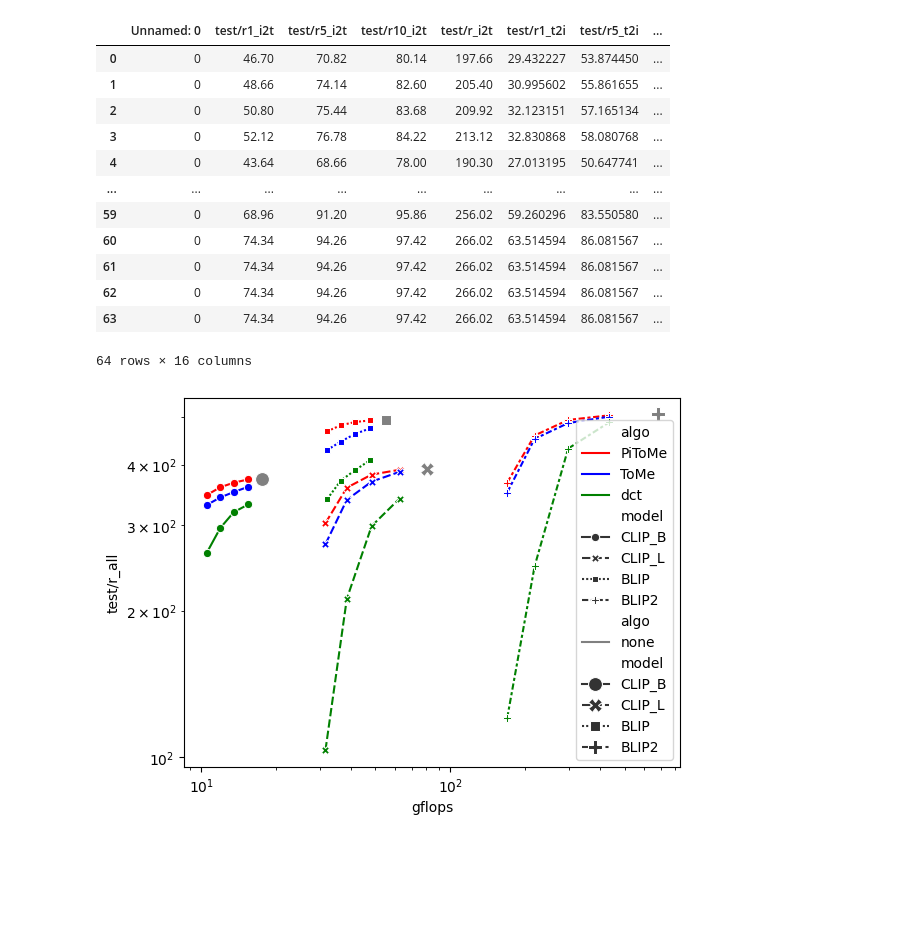
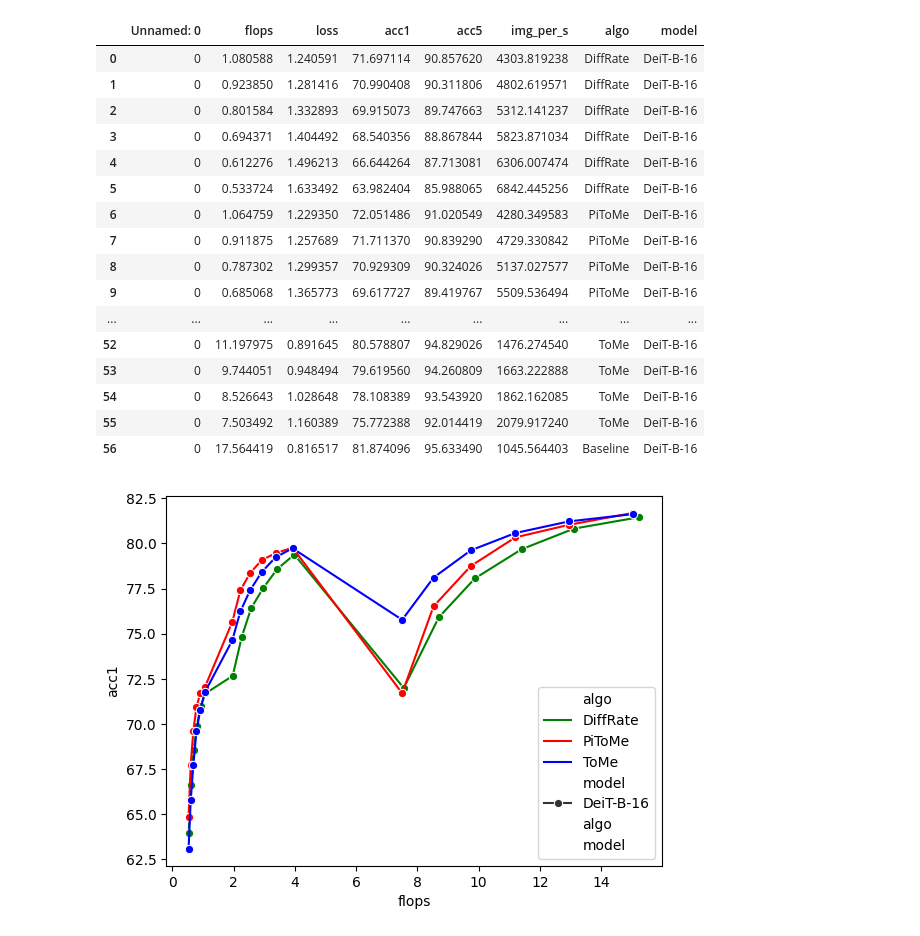
Before and after one commit to hchautran/PiToMe, a Jupyter notebook: itr/plot.ipynb, the cells around one changed output. Cells and saved outputs as stored; diff of their text form; code cells hidden in the pictures; blank space fills up the shorter version.

```diff
--- a/itr/plot.ipynb
+++ b/itr/plot.ipynb
@@ -4,62 +50,69 @@ df = pd.read_csv('/home/nmduy/PiToMe/coco_ots.csv')
+# %%
+import pandas as pd
+df = pd.read_csv('/home/caduser/HDD/vit_token_compress/PiToMe/deit_ost.csv')
 # %%
 df
 # %% [output]
-|  | Unnamed: 0 | test/r1_i2t | test/r5_i2t | test/r10_i2t | test/r_i2t | test/r1_t2i | test/r5_t2i | ... |
-| 0 | 0 | 46.70 | 70.82 | 80.14 | 197.66 | 29.432227 | 53.874450 | ... |
-| 1 | 0 | 48.66 | 74.14 | 82.60 | 205.40 | 30.995602 | 55.861655 | ... |
-| 2 | 0 | 50.80 | 75.44 | 83.68 | 209.92 | 32.123151 | 57.165134 | ... |
-| 3 | 0 | 52.12 | 76.78 | 84.22 | 213.12 | 32.830868 | 58.080768 | ... |
-| 4 | 0 | 43.64 | 68.66 | 78.00 | 190.30 | 27.013195 | 50.647741 | ... |
+|  | Unnamed: 0 | flops | loss | acc1 | acc5 | img_per_s | algo | model |
+| 0 | 0 | 1.080588 | 1.240591 | 71.697114 | 90.857620 | 4303.819238 | DiffRate | DeiT-B-16 |
+| 1 | 0 | 0.923850 | 1.281416 | 70.990408 | 90.311806 | 4802.619571 | DiffRate | DeiT-B-16 |
+| 2 | 0 | 0.801584 | 1.332893 | 69.915073 | 89.747663 | 5312.141237 | DiffRate | DeiT-B-16 |
+| 3 | 0 | 0.694371 | 1.404492 | 68.540356 | 88.867844 | 5823.871034 | DiffRate | DeiT-B-16 |
+| 4 | 0 | 0.612276 | 1.496213 | 66.644264 | 87.713081 | 6306.007474 | DiffRate | DeiT-B-16 |
+| 5 | 0 | 0.533724 | 1.633492 | 63.982404 | 85.988065 | 6842.445256 | DiffRate | DeiT-B-16 |
+| 6 | 0 | 1.064759 | 1.229350 | 72.051486 | 91.020549 | 4280.349583 | PiToMe | DeiT-B-16 |
+| 7 | 0 | 0.911875 | 1.257689 | 71.711370 | 90.839290 | 4729.330842 | PiToMe | DeiT-B-16 |
+| 8 | 0 | 0.787302 | 1.299357 | 70.929309 | 90.324026 | 5137.027577 | PiToMe | DeiT-B-16 |
+| 9 | 0 | 0.685068 | 1.365773 | 69.617727 | 89.419767 | 5509.536494 | PiToMe | DeiT-B-16 |
 | ... | ... | ... | ... | ... | ... | ... | ... | ... |
-| 59 | 0 | 68.96 | 91.20 | 95.86 | 256.02 | 59.260296 | 83.550580 | ... |
-| 60 | 0 | 74.34 | 94.26 | 97.42 | 266.02 | 63.514594 | 86.081567 | ... |
-| 61 | 0 | 74.34 | 94.26 | 97.42 | 266.02 | 63.514594 | 86.081567 | ... |
-| 62 | 0 | 74.34 | 94.26 | 97.42 | 266.02 | 63.514594 | 86.081567 | ... |
-| 63 | 0 | 74.34 | 94.26 | 97.42 | 266.02 | 63.514594 | 86.081567 | ... |
+| 52 | 0 | 11.197975 | 0.891645 | 80.578807 | 94.829026 | 1476.274540 | ToMe | DeiT-B-16 |
+| 53 | 0 | 9.744051 | 0.948494 | 79.619560 | 94.260809 | 1663.222888 | ToMe | DeiT-B-16 |
+| 54 | 0 | 8.526643 | 1.028648 | 78.108389 | 93.543920 | 1862.162085 | ToMe | DeiT-B-16 |
+| 55 | 0 | 7.503492 | 1.160389 | 75.772388 | 92.014419 | 2079.917240 | ToMe | DeiT-B-16 |
+| 56 | 0 | 17.564419 | 0.816517 | 81.874096 | 95.633490 | 1045.564403 | Baseline | DeiT-B-16 |
-64 rows × 16 columns
 # %%
 import seaborn as sns
 import matplotlib.pyplot as plt
 
 # Sample data
-custom_marker = {'none':'o','PiToMe':'x', 'ToMe':'+', 'dct': 's'}
-custom_color = {'none':'gray','PiToMe':'red', 'ToMe':'blue', 'dct': 'green'}
+custom_marker = {'none':'o','PiToMe':'x', 'ToMe':'+', 'DiffRate': 's'}
+custom_color = {'none':'gray','PiToMe':'red', 'ToMe':'blue', 'DiffRate': 'green'}
 
 # Draw a line plot
 sns.lineplot(
-    x='gflops',
-    y='test/r_all',
+    x='flops',
+    y='acc1',
     style='model',
     hue='algo',
-    data=df[df['algo'].isin(['PiToMe', 'ToMe','dct'])],
+    data=df[df['algo'].isin(['PiToMe', 'ToMe','DiffRate'])],
     markers=True,
     # dashes=True,
     # markers=custom_marker,
     palette=custom_color,
 )
 
 sns.lineplot(
-    x='gflops',
-    y='test/r_all',
+    x='flops',
+    y='acc1',
     style='model',
     hue='algo',
     data=df[df['algo']=='none'],
     markers=True,
     markersize=10,
     palette=custom_color,
 )
-plt.xscale('log')
-plt.yscale('log')
+# plt.xscale('log')
+# plt.yscale('log')
 # plt.text(df.loc[df['algo'] == 'baseline', 'gflops'].values[0],
         #  df.loc[df['algo'] == 'baseline', 'test/r_all'].values[0],
         #  'CLIP-B',
         #  fontsize=12,
         #  color='black',
         #  ha='right', va='bottom')
 
 # Add text to the plot
 
 # Show the plot
 plt.show()
 # %% [output]
-[figure, old version]
+[figure, new version]
```
Also changed, not shown: parts of 2 cells of this notebook, 17 other files.
